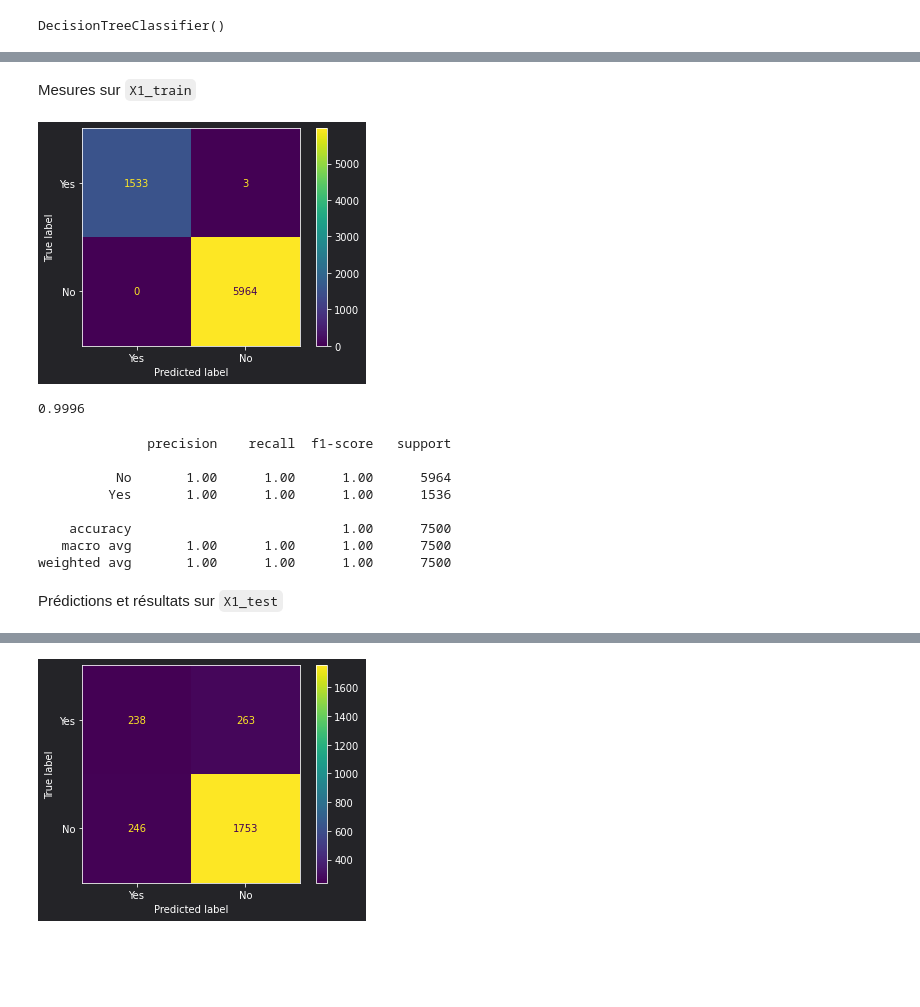
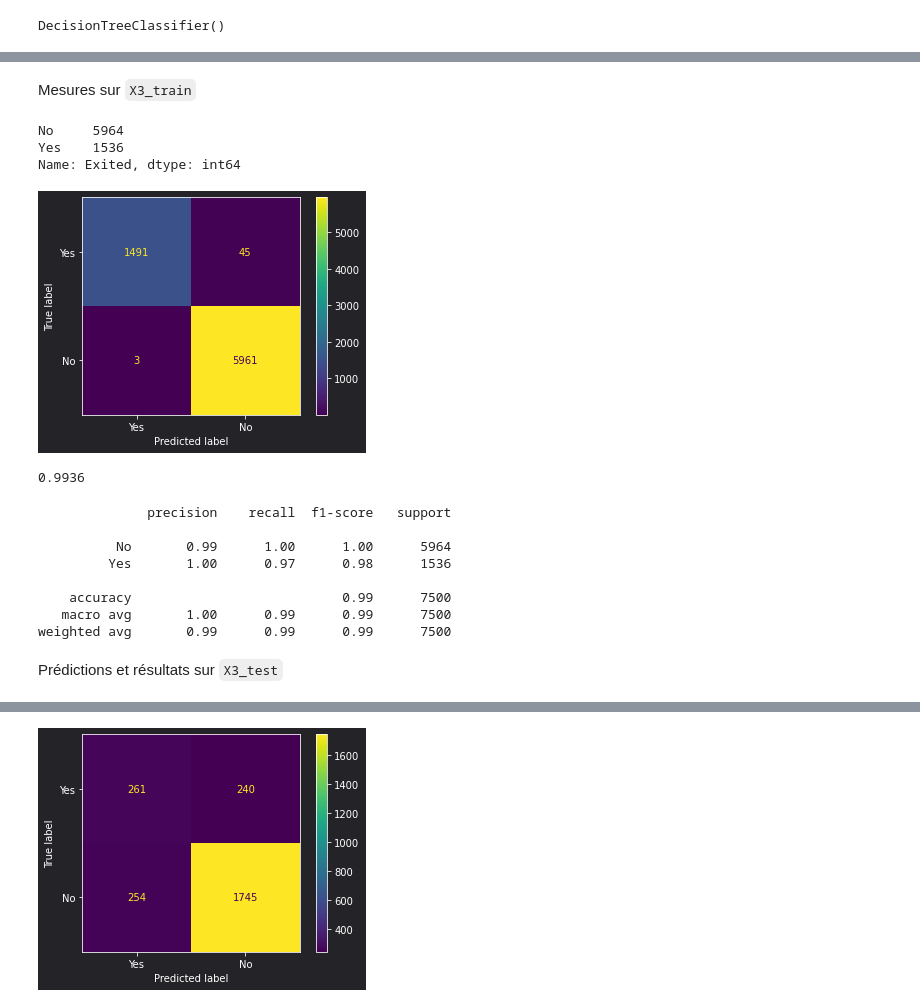
Before and after one commit to ElodieBayet/ai-developer, a Jupyter notebook: 06.projects/02.churn/ml_churn.ipynb, the cells around one changed output, grey strips where cells are left out. Drawn from its saved outputs; the diff is of its cells as text; code cells hidden in the pictures; blank space fills up the shorter version.

```diff
--- a/06.projects/02.churn/ml_churn.ipynb
+++ b/06.projects/02.churn/ml_churn.ipynb
@@ -220,0 +284,6 @@ X_1.head()
+# %%
+# (!) - I don't even know if it's correct...... this formation is the worst I ever seen
+scl = StandardScaler()
+X_3[['Age', 'Tenure', 'Balance']] = scl.fit_transform(X_3[['Age', 'Tenure', 'Balance']])
+
+X_3
@@ -222,11 +317,11 @@ X_1.head()
 Isolation des données d'entrainement et de test
 # %%
 # (!) - 25 % for test
-X1_train, X1_test, y1_train, y1_test = train_test_split(X_1, y_1, test_size=.25, random_state=5)
-X2_train, X2_test, y2_train, y2_test = train_test_split(X_2, y_2, test_size=.25, random_state=5)
+X3_train, X3_test, y3_train, y3_test = train_test_split(X_3, y_3, test_size=.25, random_state=5)
+X4_train, X4_test, y4_train, y4_test = train_test_split(X_4, y_4, test_size=.25, random_state=5)
 
 display(
-    f"Ver. 1 :: train {X1_train.shape} - test {X1_test.shape}",
-    f"Ver. 2 :: train {X2_train.shape} - test {X2_test.shape}"
+    f"Ver. 3 :: train {X3_train.shape} - test {X3_test.shape}",
+    f"Ver. 4 :: train {X4_train.shape} - test {X4_test.shape}"
 )
 # %% [output]
@@ -276,8 +376,8 @@ pd.concat([
 Définition et entrainement
 # %%
 # (!) - Predictions as Classifications
-v1_DT = DecisionTreeClassifier()
-v1_DT.fit(X1_train, y1_train)
+v3_DT = DecisionTreeClassifier()
+v3_DT.fit(X3_train, y3_train)
 # %% [output]
 DecisionTreeClassifier()
 # %% [markdown]
@@ -285,11 +385,11 @@ Prédictions et résultats sur `X1_train`
 # %%
 # (!) - Almost equal between predictions and answers
-v1_train_predictions = v1_DT.predict(X1_train)
+v3_train_predictions = v3_DT.predict(X3_train)
 
 df = pd.DataFrame({
-    'Prédictions': v1_train_predictions,
-    'Réponses': y1_train,
-    'Egalité': (v1_train_predictions == y1_train)
+    'Prédictions': v3_train_predictions,
+    'Réponses': y3_train,
+    'Egalité': (v3_train_predictions == y3_train)
 })
 
 df.loc[df['Egalité'] == False]
@@ -301,26 +406,32 @@ df.loc[df['Egalité'] == False]
 # %% [markdown]
-Mesures sur `X1_train`
+Mesures sur `X3_train`
+# %%
+y3_train.value_counts()
+# %% [output]
+No     5964
+Yes    1536
+Name: Exited, dtype: int64
 # %%
-# (!) - 3 bad predictions for 'Exited' = `Yes`
-cm = confusion_matrix(y1_train, v1_train_predictions, labels=['Yes', 'No'])
+# (!) - 43 bad predictions for 'Exited' = `Yes` and 3 for 'No'
+cm = confusion_matrix(y3_train, v3_train_predictions, labels=['Yes', 'No'])
 
-save_cm(cm, 'train_v1')
+save_cm(cm, 'train_v3')
 
 cm_d = ConfusionMatrixDisplay(confusion_matrix=cm, display_labels=['Yes', 'No'])
 cm_d.plot()
 plt.show()
 # %% [output]
-[figure, old version]
+[figure, new version]
 # %%
 # (!) - Not as good as expected... o_O
-v1_DT.score(X1_train, y1_train)
+v3_DT.score(X3_train, y3_train)
 # %% [output]
-0.9996
+0.9936
 # %%
-# (!) - Report is good
-cr = classification_report(y1_train, v1_train_predictions)
+# (!) - Report is quite good
+cr = classification_report(y3_train, v3_train_predictions)
 
-file = open('./_outputs/cr_train_v1.txt', 'w')
+file = open('./_outputs/cr_train_v3.txt', 'w')
 file.write(cr)
 file.close()
 
@@ -328,12 +439,12 @@ print(cr)
 # %% [output]
               precision    recall  f1-score   support
 
-          No       1.00      1.00      1.00      5964
-         Yes       1.00      1.00      1.00      1536
+          No       0.99      1.00      1.00      5964
+         Yes       1.00      0.97      0.98      1536
 
-    accuracy                           1.00      7500
-   macro avg       1.00      1.00      1.00      7500
-weighted avg       1.00      1.00      1.00      7500
+    accuracy                           0.99      7500
+   macro avg       1.00      0.99      0.99      7500
+weighted avg       0.99      0.99      0.99      7500
 # %% [markdown]
-Prédictions et résultats sur `X1_test`
+Prédictions et résultats sur `X3_test`
 # %%
```
Also changed, not shown: parts of 74 cells of this notebook, 11 other files.
